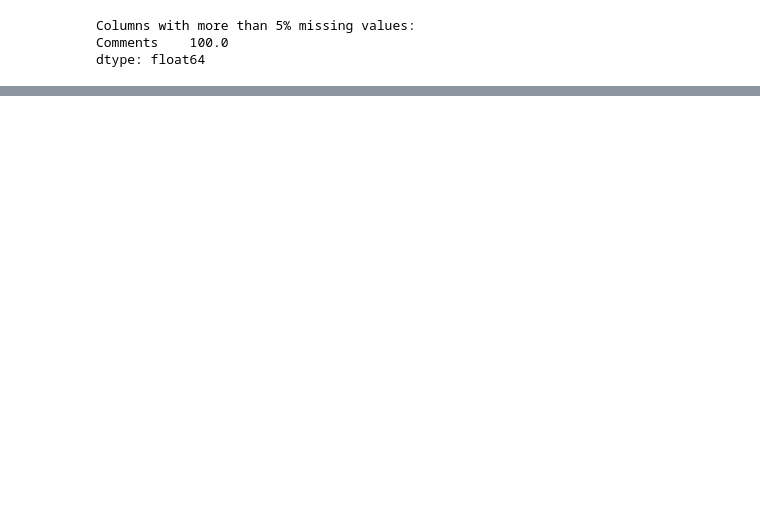
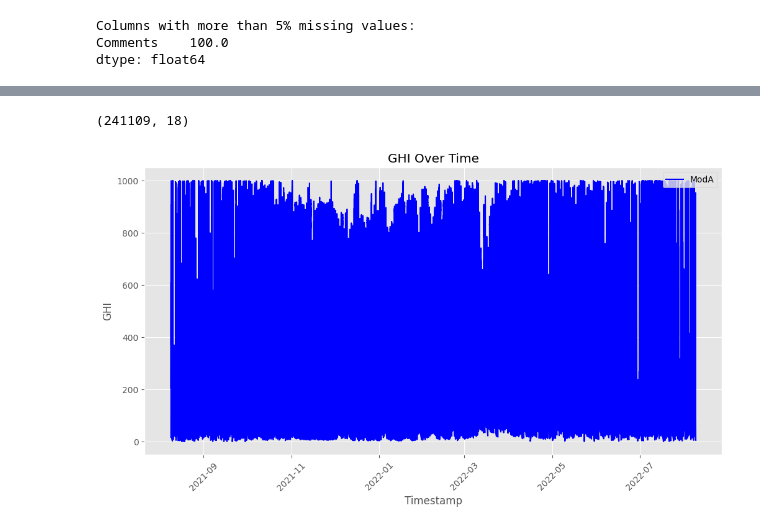
Before and after one commit to estif-lul/solar-challenge-week0, a Jupyter notebook: src/notebooks/benin_eda.ipynb, the cells around one changed output, grey strips where cells are left out. Saved outputs shown, nothing was run; the diff lists cells and outputs as text; code cells hidden in the pictures; blank space fills up the shorter version.

```diff
--- a/src/notebooks/benin_eda.ipynb
+++ b/src/notebooks/benin_eda.ipynb
@@ -51,8 +66,16 @@ columns_with_nulls = missing_percentage[missing_percentage > 5]
 print("Columns with more than 5% missing values:")
 print(columns_with_nulls)
 
+# Drop columns with na values
 df = df.dropna(subset=['GHI', 'DNI','DHI', 'ModA', 'ModB','WS', 'WSgust']).copy()
 df = df.reindex().copy()
+
+# remove incorrect entries for GHI, the possible values for Global Horizontal Irradiance (GHI) are between 0 and 1000 W/m²
+df = df[(df['GHI'] >= 0) & (df['GHI'] <= 1000)].copy()
+# remove incorrect entries for DNI, the possible values for Direct Normal Irradiance (DNI) are between 0 and 1000 W/m²
+df = df[(df['DNI'] >= 0) & (df['DNI'] <= 1000)].copy()
+# remove incorrect entries for DHI, the possible values for Diffuse Horizontal Irradiance (DHI) are between 0 and 1000 W/m²
+df = df[(df['DHI'] >= 0) & (df['DHI'] <= 1000)].copy()
 # %% [output]
 Columns with more than 5% missing values:
 Comments    100.0
@@ -102,0 +121,18 @@ df_cleaned.describe(include='number')
+# %%
+df_cleaned.shape
+# %% [output]
+(241109, 18)
+# %%
+# Convert the 'Timestamp' column to datetime format
+df_cleaned['Timestamp'] = pd.to_datetime(df_cleaned['Timestamp'])
+df_cleaned.set_index('Timestamp', inplace=True)
+# %%
+
+# Plot GHI over time
+plt.figure(figsize=(12, 6))
+sns.lineplot(x=df_cleaned.index, y=df_cleaned['GHI'], label='ModA', color='blue')
+plt.title("GHI Over Time")
+plt.xticks(rotation=45)
+plt.show()
+# %% [output]
+[figure, added]
```
Also changed, not shown: parts of 18 cells of this notebook.
